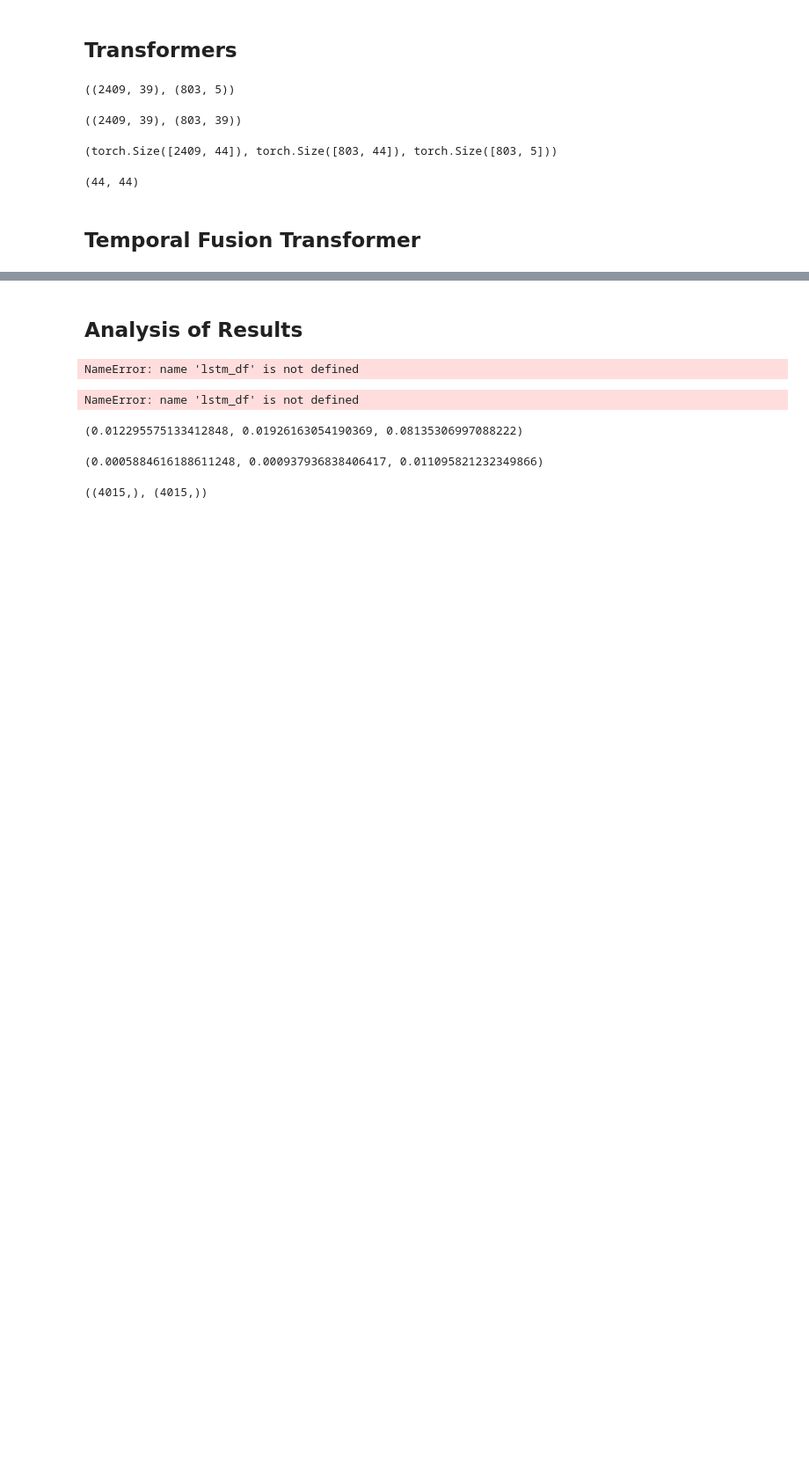
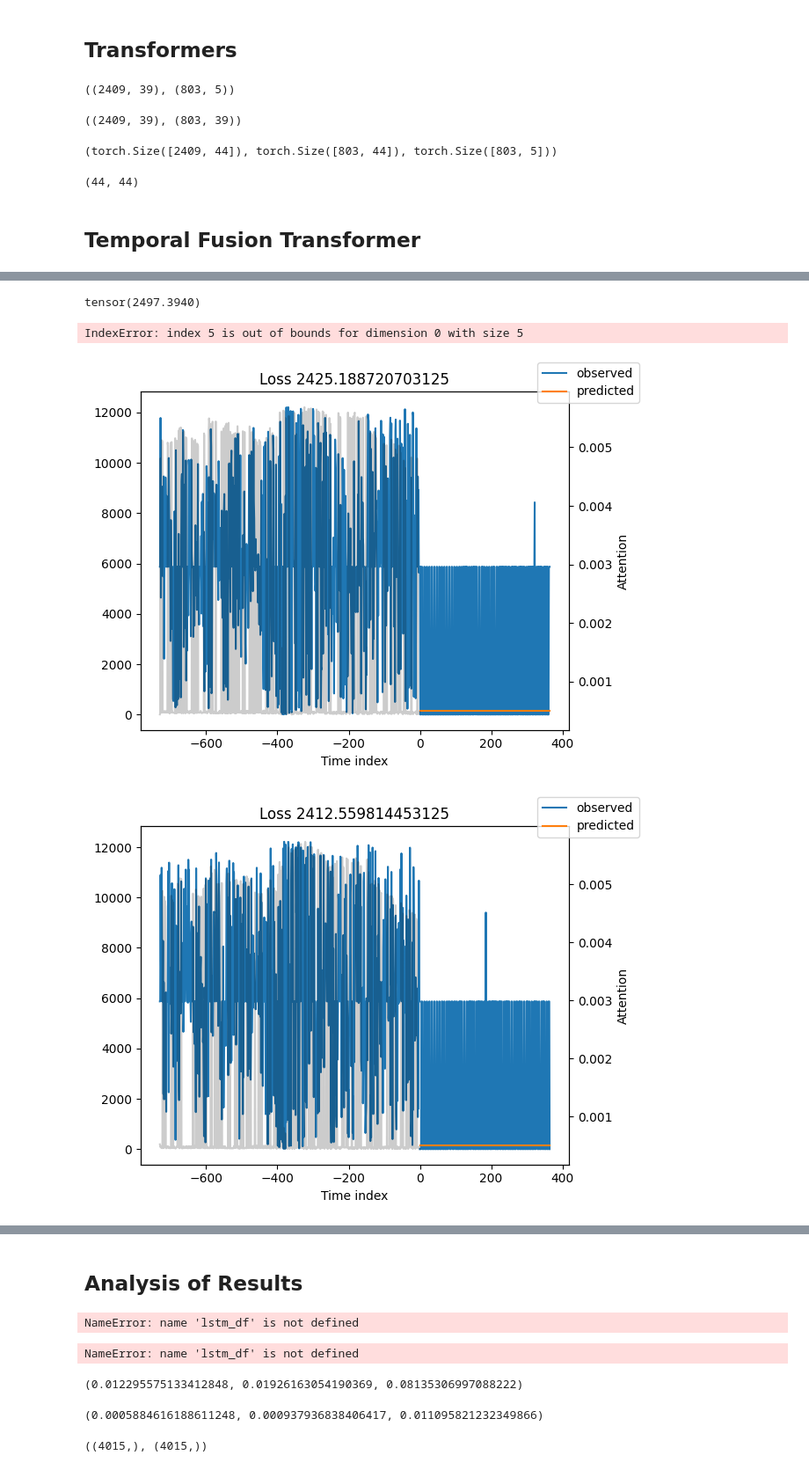
Before and after one commit to ntsikaniceguy/Research, a Jupyter notebook: modelling.ipynb, the cells around one changed output, grey strips where cells are left out. Shown: that part at 88% size. Cells and saved outputs as stored; diff of their text form; code cells hidden in the pictures; blank space fills up the shorter version.

```diff
--- a/modelling.ipynb
+++ b/modelling.ipynb
@@ -513,0 +602,2 @@ val_dataloader = validation.to_dataloader(train=False, batch_size=batch_size * 1
+# %%
+tft = tft.load_from_checkpoint(PATH)
@@ -513,0 +607,7 @@ val_dataloader = validation.to_dataloader(train=False, batch_size=batch_size * 1
+# %%
+# fit network
+trainer.fit(
+    tft,
+    train_dataloaders=train_dataloader,
+    val_dataloaders=val_dataloader,
+)
@@ -513,0 +671,22 @@ val_dataloader = validation.to_dataloader(train=False, batch_size=batch_size * 1
+# %%
+# load the best model according to the validation loss
+# (given that we use early stopping, this is not necessarily the last epoch)
+best_model_path = trainer.checkpoint_callback.best_model_path
+best_tft = TemporalFusionTransformer.load_from_checkpoint(best_model_path)
+# %%
+# calcualte mean absolute error on validation set
+actuals = torch.cat([y[0] for x, y in iter(val_dataloader)])
+predictions = best_tft.predict(val_dataloader)
+(actuals - predictions).abs().mean()
+# %% [output]
+tensor(2497.3940)
+# %%
+# raw predictions are a dictionary from which all kind of information including quantiles can be extracted
+raw_predictions, x = best_tft.predict(val_dataloader, mode="raw", return_x=True)
+# %%
+for idx in range(10):  # plot 10 examples
+    best_tft.plot_prediction(x, raw_predictions, idx=idx, add_loss_to_title=True);
+# %% [output]
+IndexError: index 5 is out of bounds for dimension 0 with size 5
+[figure, added]
+[figure, added]
```
Also changed, not shown: parts of 29 cells of this notebook, 25 other files.
